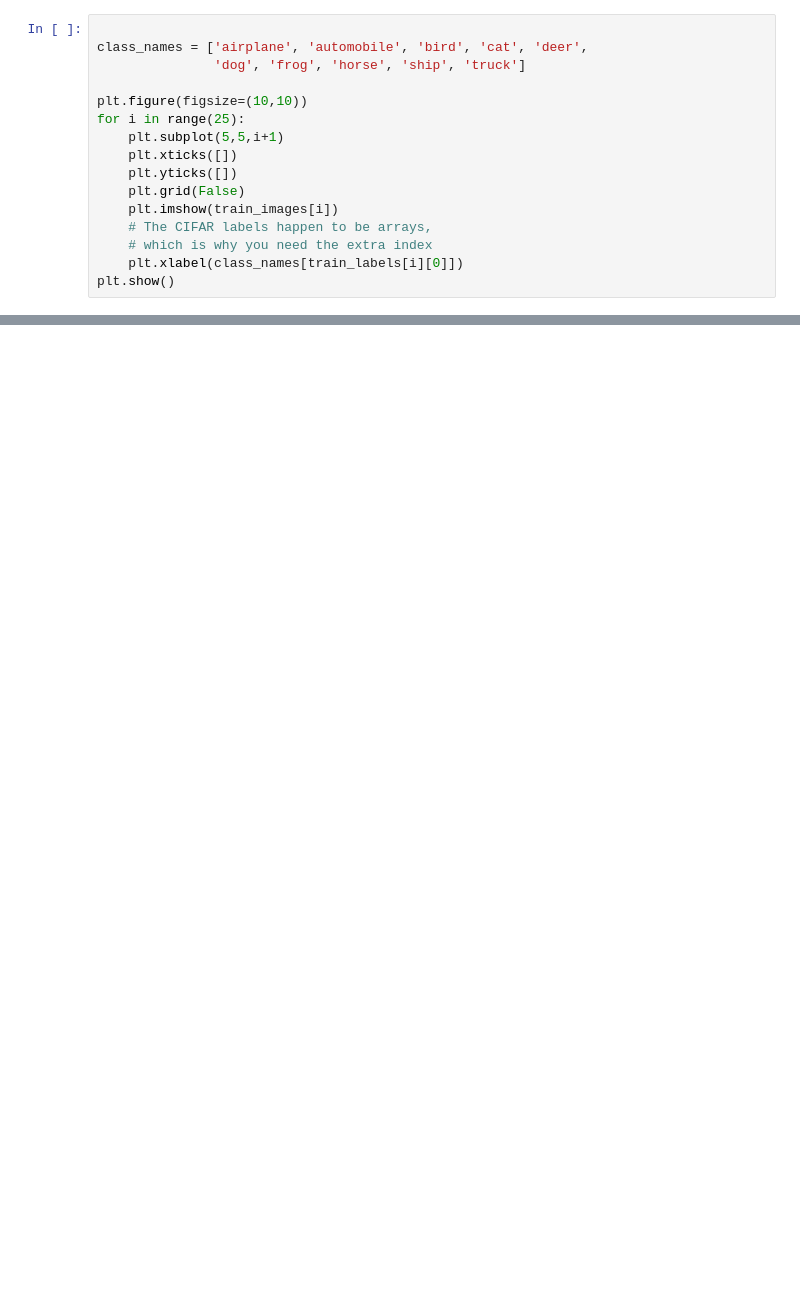
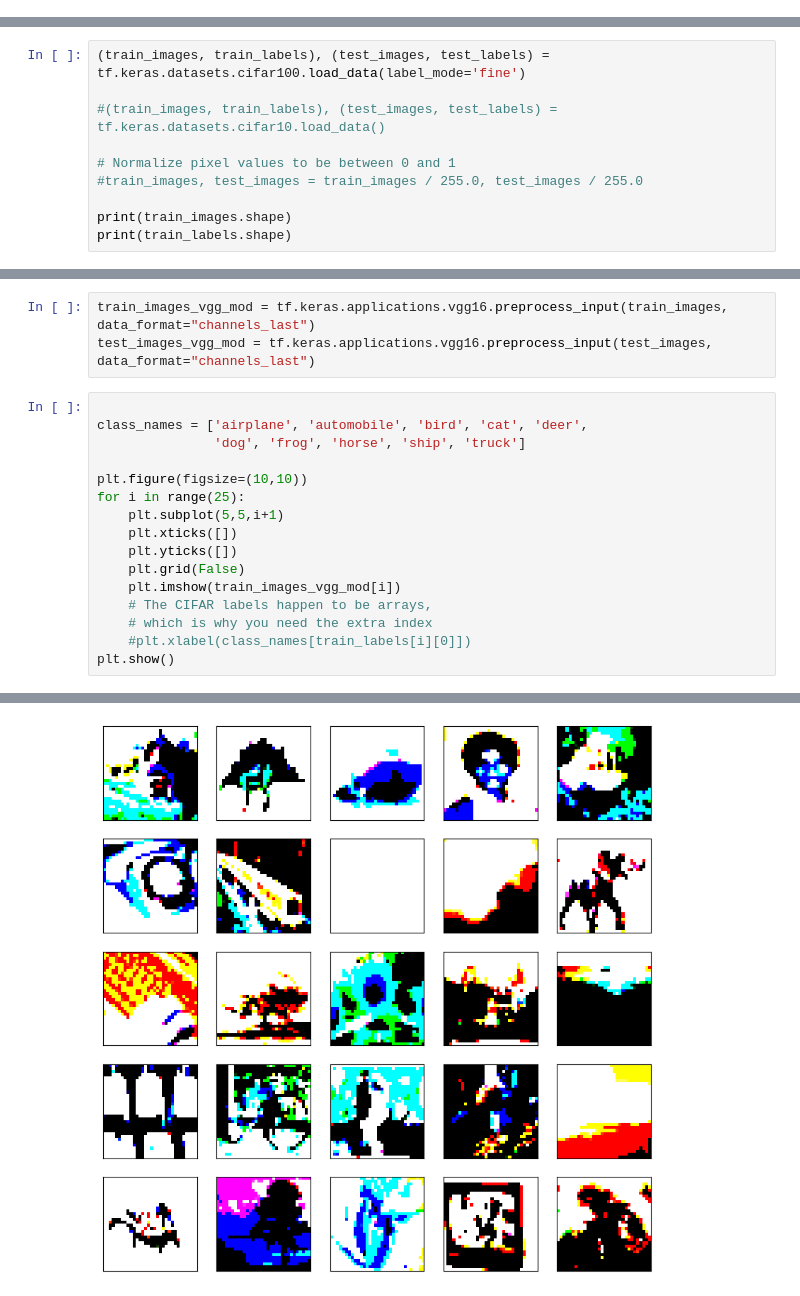
Before and after one commit to RaymondUW2023/NN-Group-Project-Team-14, a Jupyter notebook: CNN_pri.ipynb, the cells around one changed output, grey strips where cells are left out. Cells and saved outputs as stored; diff of their text form; blank space fills up the shorter version.

Commit message:
Changed CNN_pri Transferred weights form VGG model and fine tuned it

```diff
--- a/CNN_pri.ipynb
+++ b/CNN_pri.ipynb
@@ -24,16 +0,0 @@ print(train_labels.shape)
-# %%
-
-class_names = ['airplane', 'automobile', 'bird', 'cat', 'deer',
-               'dog', 'frog', 'horse', 'ship', 'truck']
-
-plt.figure(figsize=(10,10))
-for i in range(25):
-    plt.subplot(5,5,i+1)
-    plt.xticks([])
-    plt.yticks([])
-    plt.grid(False)
-    plt.imshow(train_images[i])
-    # The CIFAR labels happen to be arrays,
-    # which is why you need the extra index
-    plt.xlabel(class_names[train_labels[i][0]])
-plt.show()
@@ -147,0 +15,10 @@ print(test_acc*100)
+# %%
+(train_images, train_labels), (test_images, test_labels) = tf.keras.datasets.cifar100.load_data(label_mode='fine')
+
+#(train_images, train_labels), (test_images, test_labels) = tf.keras.datasets.cifar10.load_data()
+
+# Normalize pixel values to be between 0 and 1
+#train_images, test_images = train_images / 255.0, test_images / 255.0
+
+print(train_images.shape)
+print(train_labels.shape)
@@ -147,0 +28,20 @@ print(test_acc*100)
+# %%
+train_images_vgg_mod = tf.keras.applications.vgg16.preprocess_input(train_images, data_format="channels_last")
+test_images_vgg_mod = tf.keras.applications.vgg16.preprocess_input(test_images, data_format="channels_last")
+# %%
+
+class_names = ['airplane', 'automobile', 'bird', 'cat', 'deer',
+               'dog', 'frog', 'horse', 'ship', 'truck']
+
+plt.figure(figsize=(10,10))
+for i in range(25):
+    plt.subplot(5,5,i+1)
+    plt.xticks([])
+    plt.yticks([])
+    plt.grid(False)
+    plt.imshow(train_images_vgg_mod[i])
+    # The CIFAR labels happen to be arrays,
+    # which is why you need the extra index
+    #plt.xlabel(class_names[train_labels[i][0]])
+plt.show()
+# %% [output]
@@ -147,0 +65 @@ print(test_acc*100)
+[figure, added]
```
Also changed, not shown: parts of 51 cells of this notebook.
